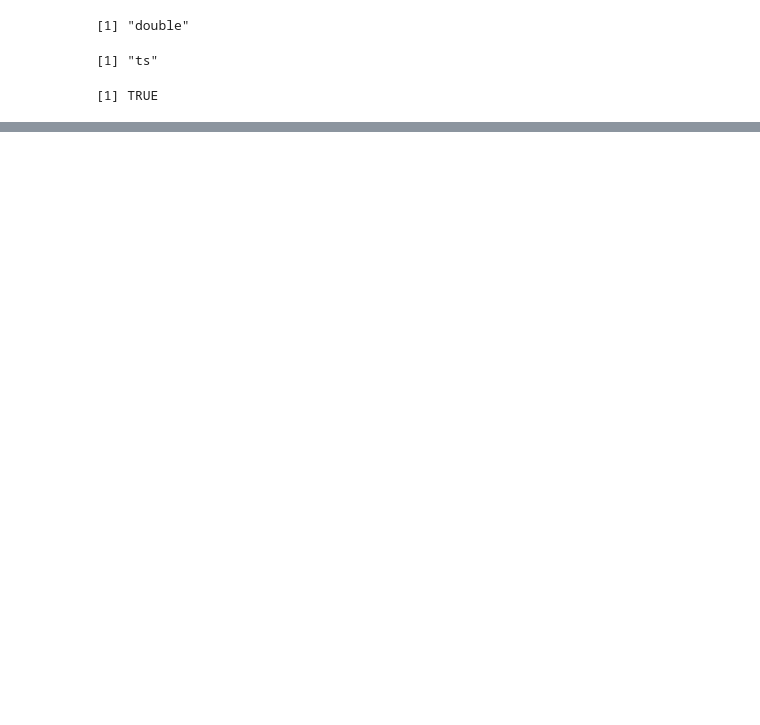
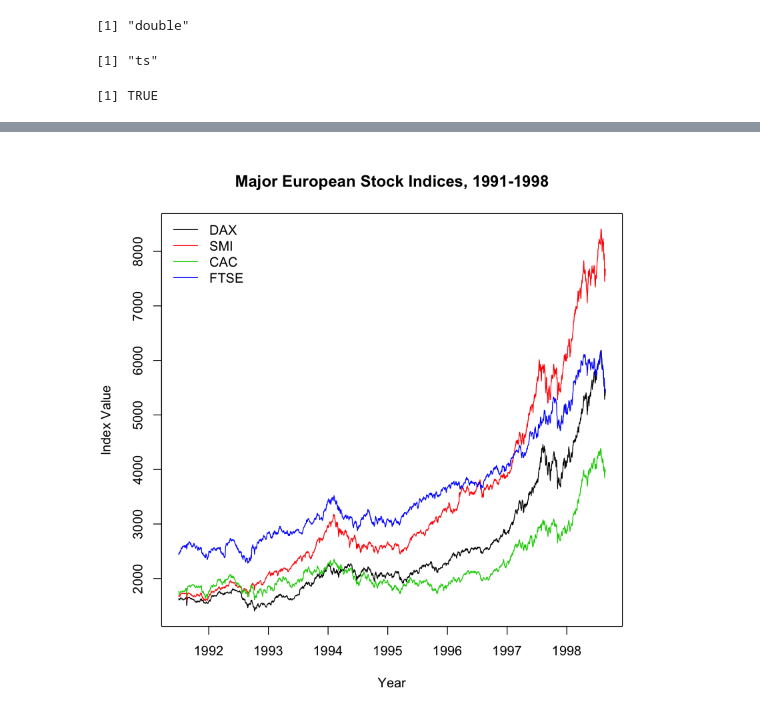
Before and after one commit to denglert/R-sandbox, a Jupyter notebook: datacamp/Time_series/chapter1.ipynb, the cells around one changed output, grey strips where cells are left out. Cells and saved outputs as stored; diff of their text form; code cells hidden in the pictures; blank space fills up the shorter version.

```diff
--- a/datacamp/Time_series/chapter1.ipynb
+++ b/datacamp/Time_series/chapter1.ipynb
@@ -204,0 +221,11 @@ is.ts(time_series)
+# %%
+ts.plot(EuStockMarkets,
+        col = 1:4,
+        lty = 1,
+        xlab = "Year",
+        ylab = "Index Value",
+        main = "Major European Stock Indices, 1991-1998")
+
+legend("topleft", colnames(EuStockMarkets), lty = 1, col = 1:4, bty = "n")
+# %% [output]
+[figure, added]
```
Also changed, not shown: parts of 5 cells of this notebook, 1 other file.
